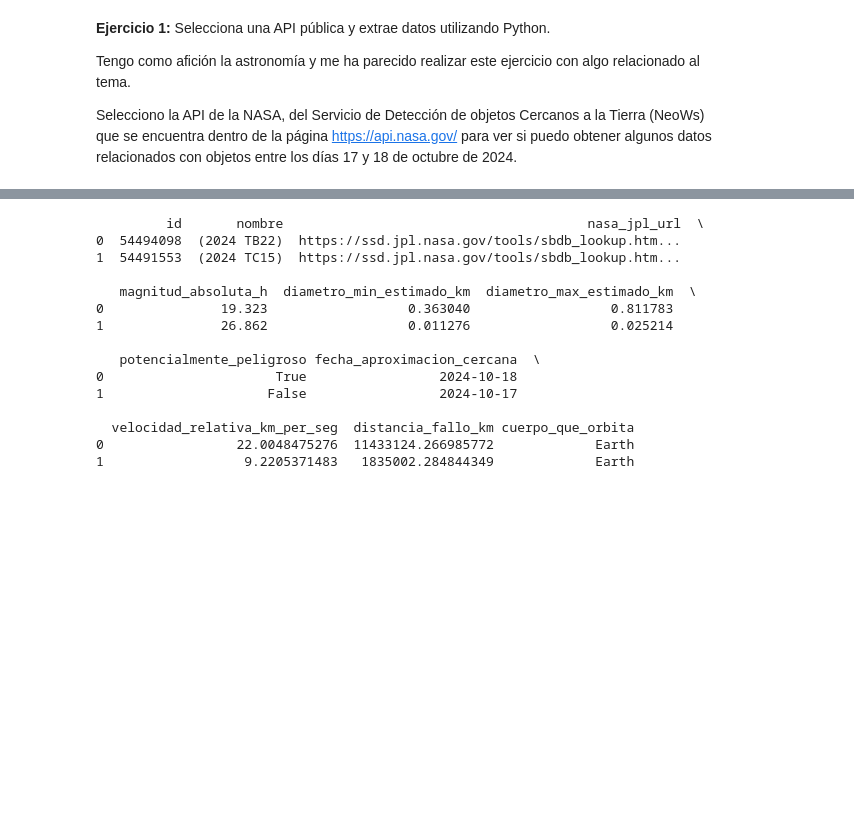
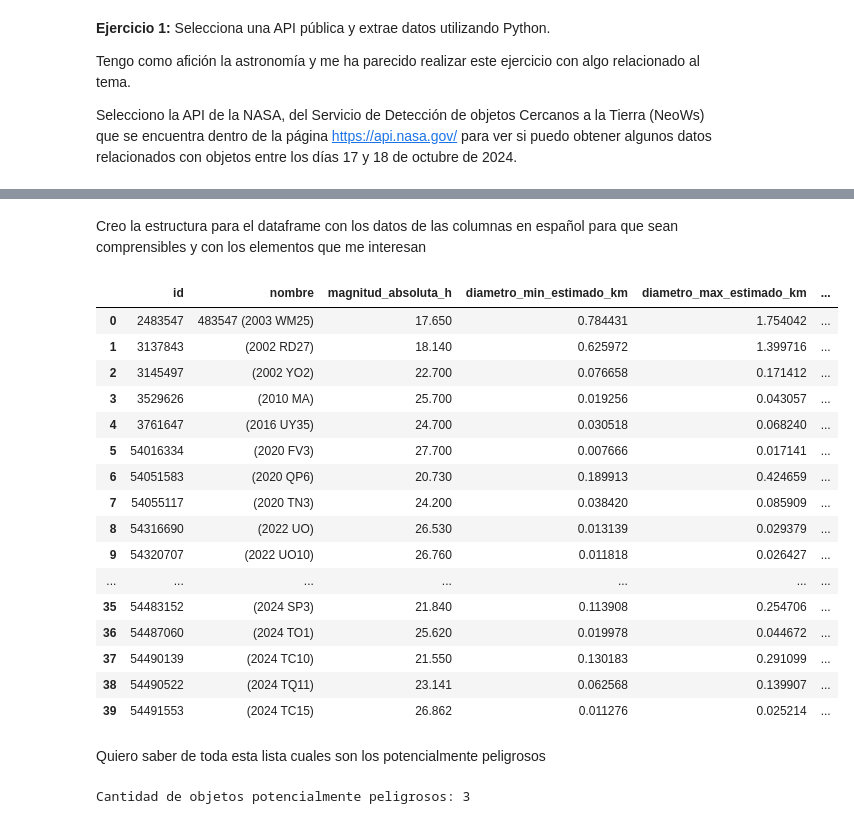
Before and after one commit to hailemen/Projecte-Machine-Learning, a Jupyter notebook: HAILE_SPRINT4_EX1_API_.ipynb, the cells around one changed output, grey strips where cells are left out. Cells and saved outputs as stored; diff of their text form; code cells hidden in the pictures; blank space fills up the shorter version.

```diff
--- a/HAILE_SPRINT4_EX1_API_.ipynb
+++ b/HAILE_SPRINT4_EX1_API_.ipynb
@@ -29,46 +52,62 @@ dict_keys(['links', 'element_count', 'near_earth_objects'])
+# %% [markdown]
+Creo la estructura para el dataframe con los datos de las columnas en español para que sean comprensibles y con los elementos que me interesan
 # %%
-# Dentro del campo near_earth_objects es donde puedo encontrar los datos importantes(contiene los asteroides categorizados)
+# Extraigo el diccionario del objeto data que contiene la información de las fechas indicadas en la petición a la API, el diccionario de tal manera que las claves son las fechas y los valores son listas de asteriodes que se acercarán en esas fechas
 
 near_earth_objects = data['near_earth_objects']
 
-# Extraigo la información de cada objeto cercano de las fechas solicitadas
+# inicializo una lista vacía donde se almacenarán los datos en formato diccionario, para posteriormente crear el dataframe
 
 all_neo_data = []
+
+# Se realiza un bucle sobre las fechas, se itera sobre cada clave o fecha y se hace un bucle sobre los asteriodes
 for date in near_earth_objects:
     for neo in near_earth_objects[date]:
         neo_data = {
             'id': neo['id'],
             'nombre': neo['name'],
-            'nasa_jpl_url': neo['nasa_jpl_url'],
             'magnitud_absoluta_h': neo['absolute_magnitude_h'],
             'diametro_min_estimado_km': neo['estimated_diameter']['kilometers']['estimated_diameter_min'],
             'diametro_max_estimado_km': neo['estimated_diameter']['kilometers']['estimated_diameter_max'],
             'potencialmente_peligroso': neo['is_potentially_hazardous_asteroid'],
             'fecha_aproximacion_cercana': neo['close_approach_data'][0]['close_approach_date'],
             'velocidad_relativa_km_per_seg': neo['close_approach_data'][0]['relative_velocity']['kilometers_per_second'],
             'distancia_fallo_km': neo['close_approach_data'][0]['miss_distance']['kilometers'],
             'cuerpo_que_orbita': neo['close_approach_data'][0]['orbiting_body']
-    }
-    all_neo_data.append(neo_data)
+        }
+        all_neo_data.append(neo_data) # Se crea el diccionario (neo_data) donde se almacena la información de cada asteroide en el diccionario vacío (all_neo_data)
 
 # Convierto los datos en un Dataframe e imprimo el resultado
 
 df_neo = pd.DataFrame(all_neo_data)
 
-print(df_neo)
+# Muestro el resultado
+
+df_neo
 # %% [output]
-         id       nombre                                       nasa_jpl_url  \
-0  54494098  (2024 TB22)  https://ssd.jpl.nasa.gov/tools/sbdb_lookup.htm...
-1  54491553  (2024 TC15)  https://ssd.jpl.nasa.gov/tools/sbdb_lookup.htm...
-
-   magnitud_absoluta_h  diametro_min_estimado_km  diametro_max_estimado_km  \
-0               19.323                  0.363040                  0.811783
-1               26.862                  0.011276                  0.025214
-
-   potencialmente_peligroso fecha_aproximacion_cercana  \
-0                      True                 2024-10-18
-1                     False                 2024-10-17
-
-  velocidad_relativa_km_per_seg  distancia_fallo_km cuerpo_que_orbita
-0                 22.0048475276  11433124.266985772             Earth
-1                  9.2205371483   1835002.284844349             Earth
+|  | id | nombre | magnitud_absoluta_h | diametro_min_estimado_km | diametro_max_estimado_km | ... |
+| 0 | 2483547 | 483547 (2003 WM25) | 17.650 | 0.784431 | 1.754042 | ... |
+| 1 | 3137843 | (2002 RD27) | 18.140 | 0.625972 | 1.399716 | ... |
+| 2 | 3145497 | (2002 YO2) | 22.700 | 0.076658 | 0.171412 | ... |
+| 3 | 3529626 | (2010 MA) | 25.700 | 0.019256 | 0.043057 | ... |
+| 4 | 3761647 | (2016 UY35) | 24.700 | 0.030518 | 0.068240 | ... |
+| 5 | 54016334 | (2020 FV3) | 27.700 | 0.007666 | 0.017141 | ... |
+| 6 | 54051583 | (2020 QP6) | 20.730 | 0.189913 | 0.424659 | ... |
+| 7 | 54055117 | (2020 TN3) | 24.200 | 0.038420 | 0.085909 | ... |
+| 8 | 54316690 | (2022 UO) | 26.530 | 0.013139 | 0.029379 | ... |
+| 9 | 54320707 | (2022 UO10) | 26.760 | 0.011818 | 0.026427 | ... |
+| ... | ... | ... | ... | ... | ... | ... |
+| 35 | 54483152 | (2024 SP3) | 21.840 | 0.113908 | 0.254706 | ... |
+| 36 | 54487060 | (2024 TO1) | 25.620 | 0.019978 | 0.044672 | ... |
+| 37 | 54490139 | (2024 TC10) | 21.550 | 0.130183 | 0.291099 | ... |
+| 38 | 54490522 | (2024 TQ11) | 23.141 | 0.062568 | 0.139907 | ... |
+| 39 | 54491553 | (2024 TC15) | 26.862 | 0.011276 | 0.025214 | ... |
+# %% [markdown]
+Quiero saber de toda esta lista cuales son los potencialmente peligrosos
+# %%
+
+cantidad_peligrosos = df_neo['potencialmente_peligroso'].sum()
+
+print(f'Cantidad de objetos potencialmente peligrosos: {cantidad_peligrosos}')
+# %% [output]
+Cantidad de objetos potencialmente peligrosos: 3
```
Also changed, not shown: parts of 8 cells of this notebook.
